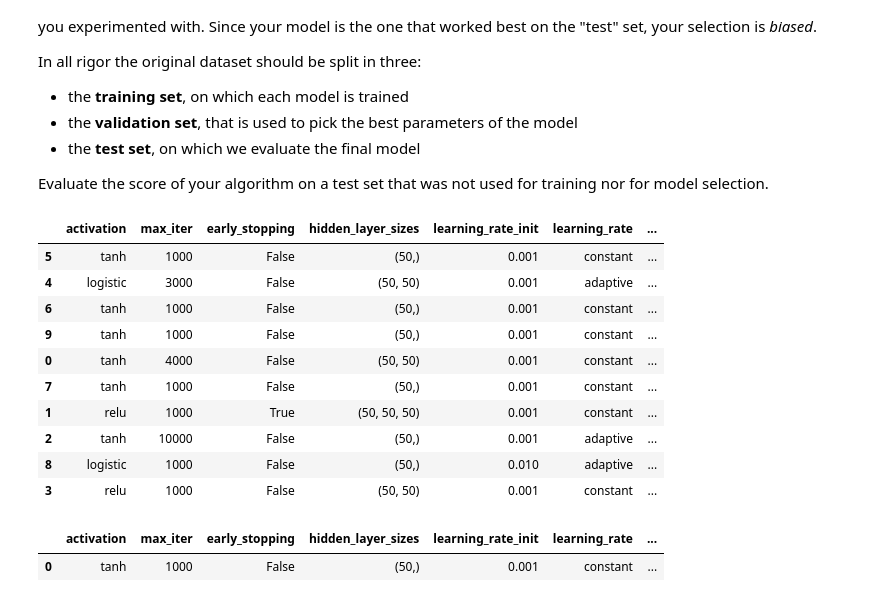
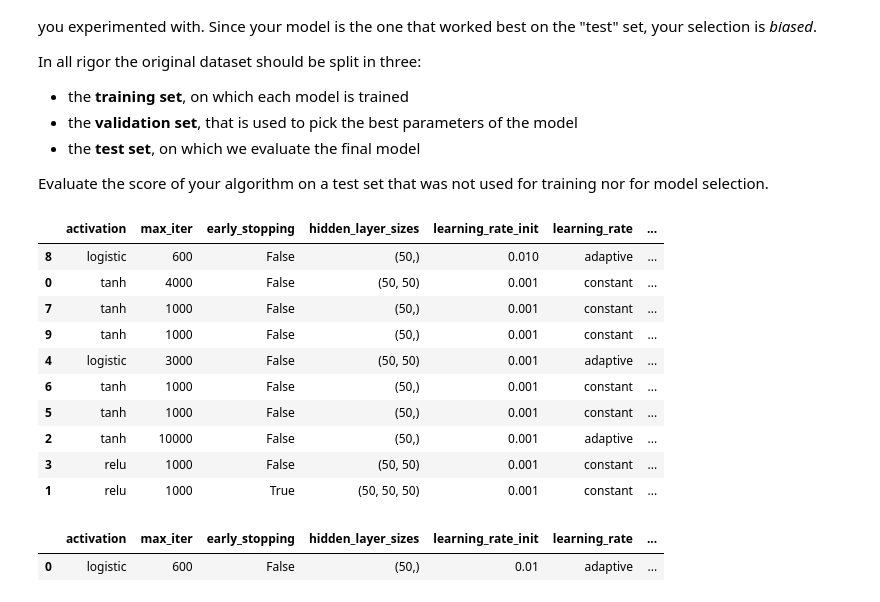
Before and after one commit to Vatosoa285/TP_ML, a Jupyter notebook: lab_3/mlp.ipynb, the cells around one changed output. Drawn from its saved outputs; the diff is of its cells as text; code cells hidden in the pictures.

```diff
--- a/lab_3/mlp.ipynb
+++ b/lab_3/mlp.ipynb
@@ -88,7 +85,7 @@ For the rest of this lab, we will use the (more challenging) [California Housing
 from sklearn.datasets import fetch_california_housing
 import pandas as pd
 
-num_samples = 2000 # only use the first N samples to limit training time
+num_samples = 3000 # only use the first N samples to limit training time
 
 cal_housing = fetch_california_housing()
 X = pd.DataFrame(cal_housing.data,columns=cal_housing.feature_names)[:num_samples]
@@ -346,7 +328,7 @@ parameters= [
      'training_time':None
     },
     {'activation': 'logistic',
-     'max_iter': 1000,
+     'max_iter': 600,
      'early_stopping': False,
      'hidden_layer_sizes':(50,),
      'learning_rate_init':0.01,
@@ -431,27 +413,33 @@ In all rigor the original dataset should be split in three:
 
 Evaluate the score of your algorithm on a test set that was not used for training nor for model selection.
 # %%
+from sklearn.preprocessing import StandardScaler
+
 X_tr, X_test, Y_tr,Y_test = train_test_split(X, Y,random_state=1, test_size = 0.20) # 20% for testing
 X_train, X_val, Y_train,Y_val = train_test_split(X_tr, Y_tr,random_state=1, test_size = 0.25) # 20% for validation
 
+scaler = StandardScaler()
+X_train=scaler.fit_transform(X_train)
+X_val =scaler.transform(X_val) #we only use scaler.transform to keep the same parametter
+X_test =scaler.transform(X_test) #we only use scaler.transform to keep the same parametter
 
-df =  pd.DataFrame.from_dict(find_best_parametter(X_train.values,X_val.values,Y_train, Y_val,parameters))
+df =  pd.DataFrame.from_dict(find_best_parametter(X_train,X_val,Y_train, Y_val,parameters))
 df = df.replace(np.nan, '-')
 
 df = df.sort_values(by='val_score', ascending=False)
 df
 # %% [output]
 |  | activation | max_iter | early_stopping | hidden_layer_sizes | learning_rate_init | learning_rate | ... |
-| 5 | tanh | 1000 | False | (50,) | 0.001 | constant | ... |
+| 8 | logistic | 600 | False | (50,) | 0.010 | adaptive | ... |
+| 0 | tanh | 4000 | False | (50, 50) | 0.001 | constant | ... |
+| 7 | tanh | 1000 | False | (50,) | 0.001 | constant | ... |
+| 9 | tanh | 1000 | False | (50,) | 0.001 | constant | ... |
 | 4 | logistic | 3000 | False | (50, 50) | 0.001 | adaptive | ... |
 | 6 | tanh | 1000 | False | (50,) | 0.001 | constant | ... |
-| 9 | tanh | 1000 | False | (50,) | 0.001 | constant | ... |
-| 0 | tanh | 4000 | False | (50, 50) | 0.001 | constant | ... |
-| 7 | tanh | 1000 | False | (50,) | 0.001 | constant | ... |
+| 5 | tanh | 1000 | False | (50,) | 0.001 | constant | ... |
+| 2 | tanh | 10000 | False | (50,) | 0.001 | adaptive | ... |
+| 3 | relu | 1000 | False | (50, 50) | 0.001 | constant | ... |
 | 1 | relu | 1000 | True | (50, 50, 50) | 0.001 | constant | ... |
-| 2 | tanh | 10000 | False | (50,) | 0.001 | adaptive | ... |
-| 8 | logistic | 1000 | False | (50,) | 0.010 | adaptive | ... |
-| 3 | relu | 1000 | False | (50, 50) | 0.001 | constant | ... |
 # %%
 best_params = df[df.val_score == df.val_score.max()].to_dict('records')[0]
 # %%
@@ -465,13 +453,13 @@ mlp = MLPRegressor(
         )
 
 st = time.time()
-mlp.fit(X_train.values, Y_train)
+mlp.fit(X_train, Y_train)
 et = time.time() - st
 # best_params['train_score'] = mlp.score(X_train.values, Y_train)
-best_params['test_score'] = mlp.score(X_test.values, Y_test)
+best_params['test_score'] = mlp.score(X_test, Y_test)
 best_params['training_time'] = et
 results = pd.DataFrame.from_dict([best_params])
 results
 # %% [output]
 |  | activation | max_iter | early_stopping | hidden_layer_sizes | learning_rate_init | learning_rate | ... |
-| 0 | tanh | 1000 | False | (50,) | 0.001 | constant | ... |
+| 0 | logistic | 600 | False | (50,) | 0.01 | adaptive | ... |
```
Also changed, not shown: parts of 7 cells of this notebook, 3 other files.
